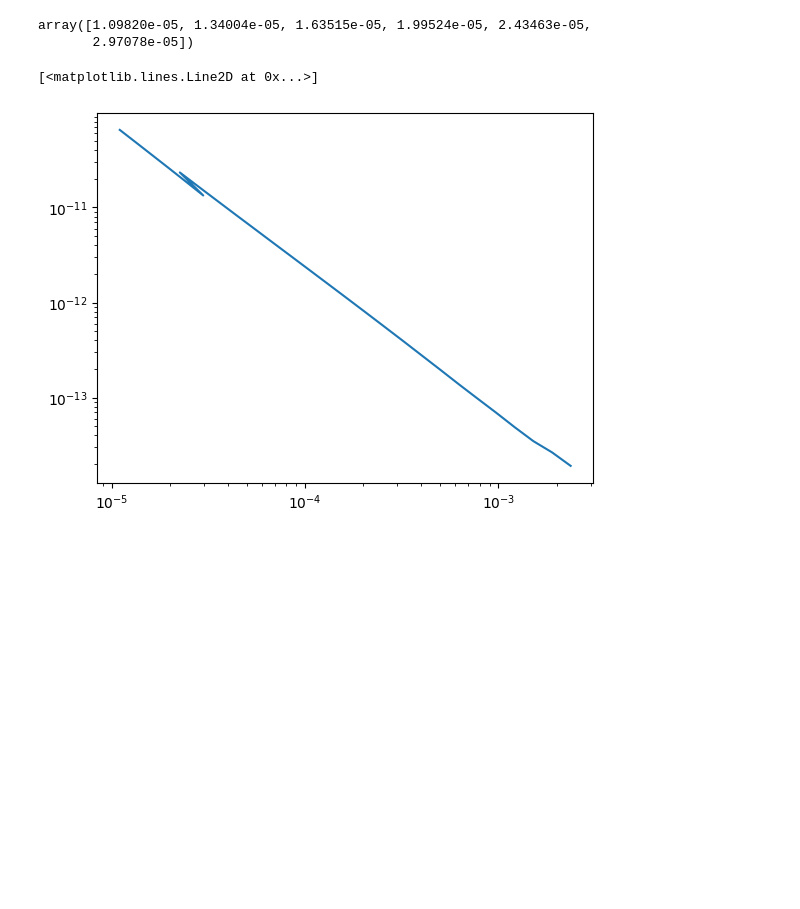
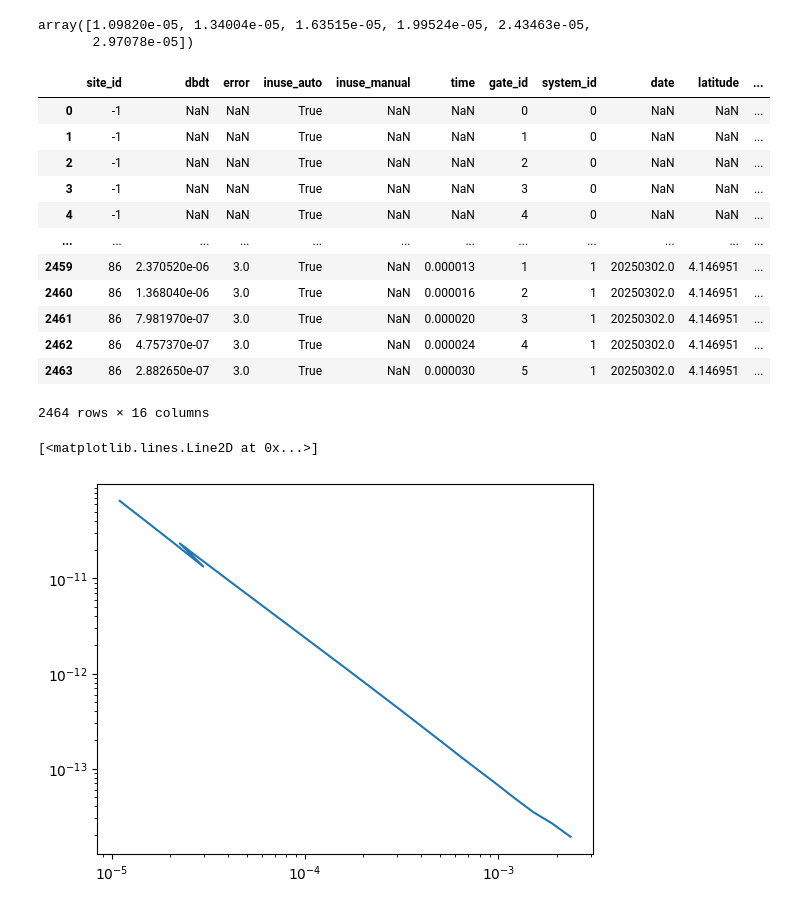
Before and after one commit to bob-b-b/sea-anemone, a Jupyter notebook: prototyping/usf2forward.ipynb, the cells around one changed output. Drawn from its saved outputs; the diff is of its cells as text; code cells hidden in the pictures; blank space fills up the shorter version.

```diff
--- a/prototyping/usf2forward.ipynb
+++ b/prototyping/usf2forward.ipynb
@@ -45,0 +125,16 @@ def sweep2fwr(sweeps, fwr=Forward):
+# %%
+df_data
+# %% [output]
+|  | site_id | dbdt | error | inuse_auto | inuse_manual | time | gate_id | system_id | date | latitude | ... |
+| 0 | -1 | NaN | NaN | True | NaN | NaN | 0 | 0 | NaN | NaN | ... |
+| 1 | -1 | NaN | NaN | True | NaN | NaN | 1 | 0 | NaN | NaN | ... |
+| 2 | -1 | NaN | NaN | True | NaN | NaN | 2 | 0 | NaN | NaN | ... |
+| 3 | -1 | NaN | NaN | True | NaN | NaN | 3 | 0 | NaN | NaN | ... |
+| 4 | -1 | NaN | NaN | True | NaN | NaN | 4 | 0 | NaN | NaN | ... |
+| ... | ... | ... | ... | ... | ... | ... | ... | ... | ... | ... | ... |
+| 2459 | 86 | 2.370520e-06 | 3.0 | True | NaN | 0.000013 | 1 | 1 | 20250302.0 | 4.146951 | ... |
+| 2460 | 86 | 1.368040e-06 | 3.0 | True | NaN | 0.000016 | 2 | 1 | 20250302.0 | 4.146951 | ... |
+| 2461 | 86 | 7.981970e-07 | 3.0 | True | NaN | 0.000020 | 3 | 1 | 20250302.0 | 4.146951 | ... |
+| 2462 | 86 | 4.757370e-07 | 3.0 | True | NaN | 0.000024 | 4 | 1 | 20250302.0 | 4.146951 | ... |
+| 2463 | 86 | 2.882650e-07 | 3.0 | True | NaN | 0.000030 | 5 | 1 | 20250302.0 | 4.146951 | ... |
+2464 rows × 16 columns
```
Also changed, not shown: parts of 10 cells of this notebook, 2 other files.
